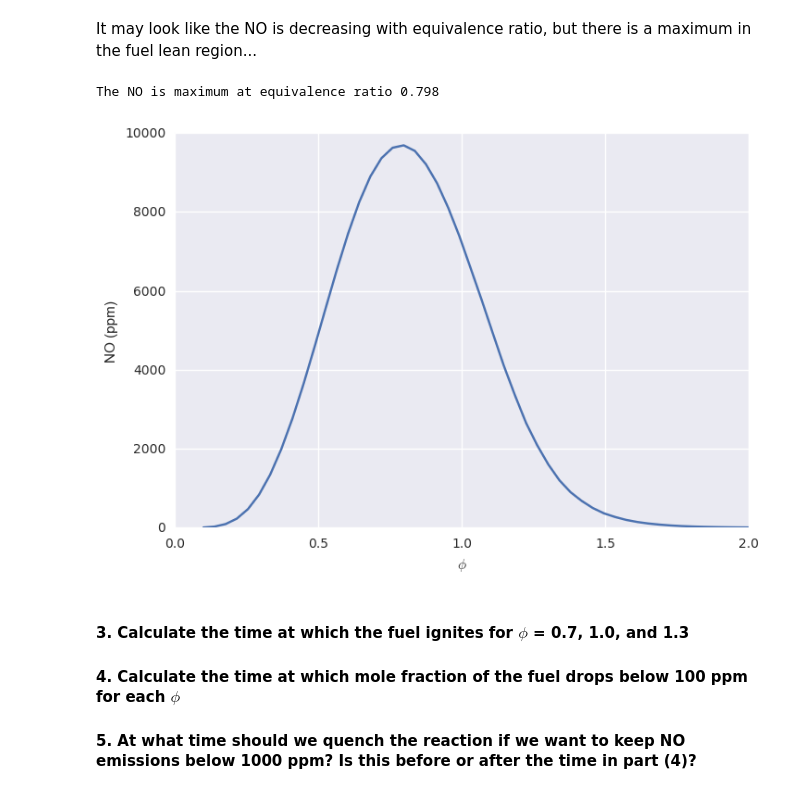
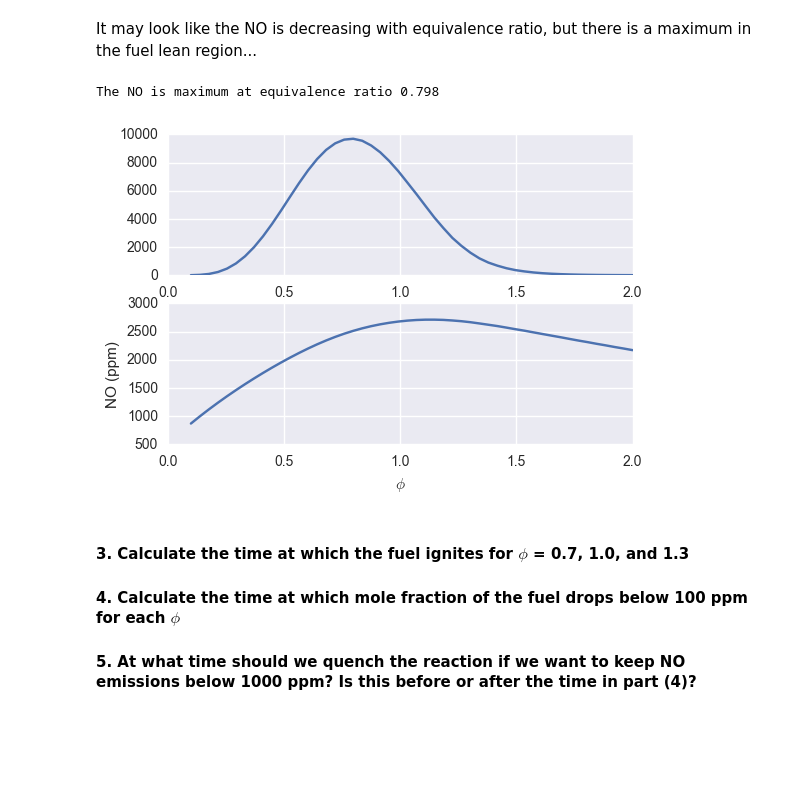
Before and after one commit to bslakman/cantera-jupyter, a Jupyter notebook: reactors/ME7300_HW6.ipynb, the cells around one changed output. Saved outputs shown, nothing was run; the diff lists cells and outputs as text; code cells hidden in the pictures; blank space fills up the shorter version.

Commit message:
Modify problem statement and question #1
Print and plot adiabatic flame temperature at 4
different equivalence ratios.

```diff
--- a/reactors/ME7300_HW6.ipynb
+++ b/reactors/ME7300_HW6.ipynb
@@ -85,0 +87,31 @@ gas.TPX = 500, 1e5, 'nc7h16:1.0,o2:11.0,n2:41.58'
+# %%
+equivalence_ratios = np.array([0.5,0.8,1.0,1.3])
+T = np.zeros_like(equivalence_ratios)
+
+# phi=0.5
+gas.TPX = 500, 1e5, 'nc7h16:1.0,o2:22.0,n2:83.16'
+gas.equilibrate('UV')
+T[0] = gas.T
+
+# phi=0.8
+gas.TPX = 500, 1e5, 'nc7h16:1.0,o2:13.75,n2:59.4'
+gas.equilibrate('UV')
+T[1] = gas.T
+
+#phi=1.0
+gas.TPX = 500, 1e5, 'nc7h16:1.0,o2:11.0,n2:41.58'
+gas.equilibrate('UV')
+T[2] = gas.T
+
+#phi=1.3
+gas.TPX = 500, 1e5, 'nc7h16:1.0,o2:8.46,n2:31.98'
+gas.equilibrate('UV')
+T[3] = gas.T
+
+for phi, temp in zip(equivalence_ratios, T):
+    print "For eq ratio {0}, adiabatic flame temperature is {1}".format(round(phi,1), int(round(temp,0)))
+
+#gas.TPX = 1000, 1e5, 'nc7h16:1.0,o2:xxxx,n2:xxxx'
+
+plt.plot(equivalence_ratios, T, linestyle='', marker='.')
+plt.xlim(0.4,1.4)
@@ -119,22 +158,30 @@ For fuel rich case, NO = 1615.3 ppm
 # %% [markdown]
 It may look like the NO is decreasing with equivalence ratio, but there is a maximum in the fuel lean region...
 # %%
+%matplotlib inline
 equivalence_ratios = np.linspace(0.1, 2, 50)
 x_NO = np.zeros_like(equivalence_ratios)
+temperatures = np.zeros_like(equivalence_ratios)
 for i, phi in enumerate(equivalence_ratios):
     mol_O2 = 11.0 / phi
     mol_N2 = 3.78 * mol_O2
     X_string = "nc7h16:1.0,o2:" + str(round(mol_O2, 2)) + ",n2:" + str(round(mol_N2, 2))
     gas.TPX = 500, 1e5, X_string
     gas.equilibrate('UV')
+    temperatures[i] = gas.T
     x_NO[i] = gas['no'].X[0]
-plt.plot(equivalence_ratios, x_NO*1E6)
+plt1= plt.subplot(2,1,1)
+plt2= plt.subplot(2,1,2)
+plt1.plot(equivalence_ratios, x_NO*1E6)
+plt2.plot(equivalence_ratios, temperatures)
 plt.xlabel('$\phi$')
 plt.ylabel('NO (ppm)')
 print "The NO is maximum at equivalence ratio " + str(round(equivalence_ratios[np.argmax(x_NO)],3))
+
+# Print out the temperatures and have them plot with either matplotlib or Excel.
 # %% [output]
 The NO is maximum at equivalence ratio 0.798
-[figure, old version]
+[figure, new version]
 # %% [markdown]
 #### 3. Calculate the time at which the fuel ignites for $\phi$ = 0.7, 1.0, and 1.3
 #### 4. Calculate the time at which mole fraction of the fuel drops below 100 ppm for each $\phi$
```
Also changed, not shown: parts of 6 cells of this notebook, 2 other files.
